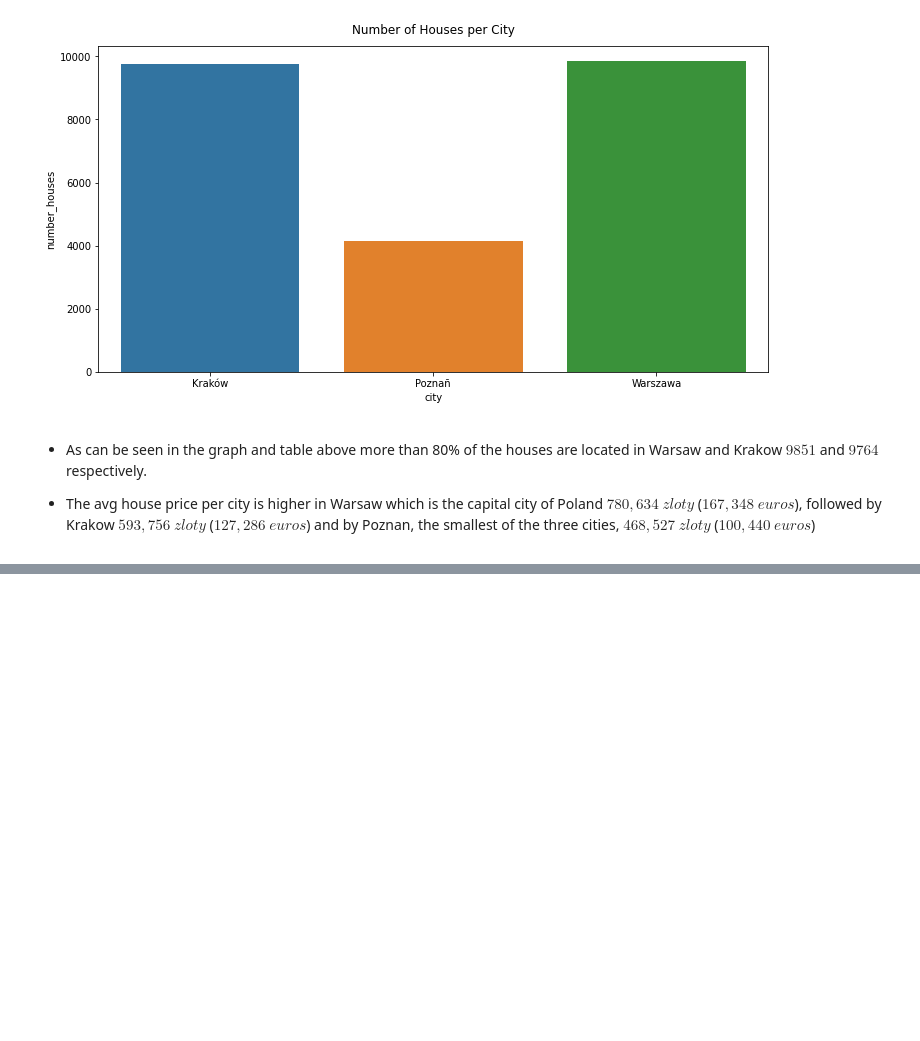
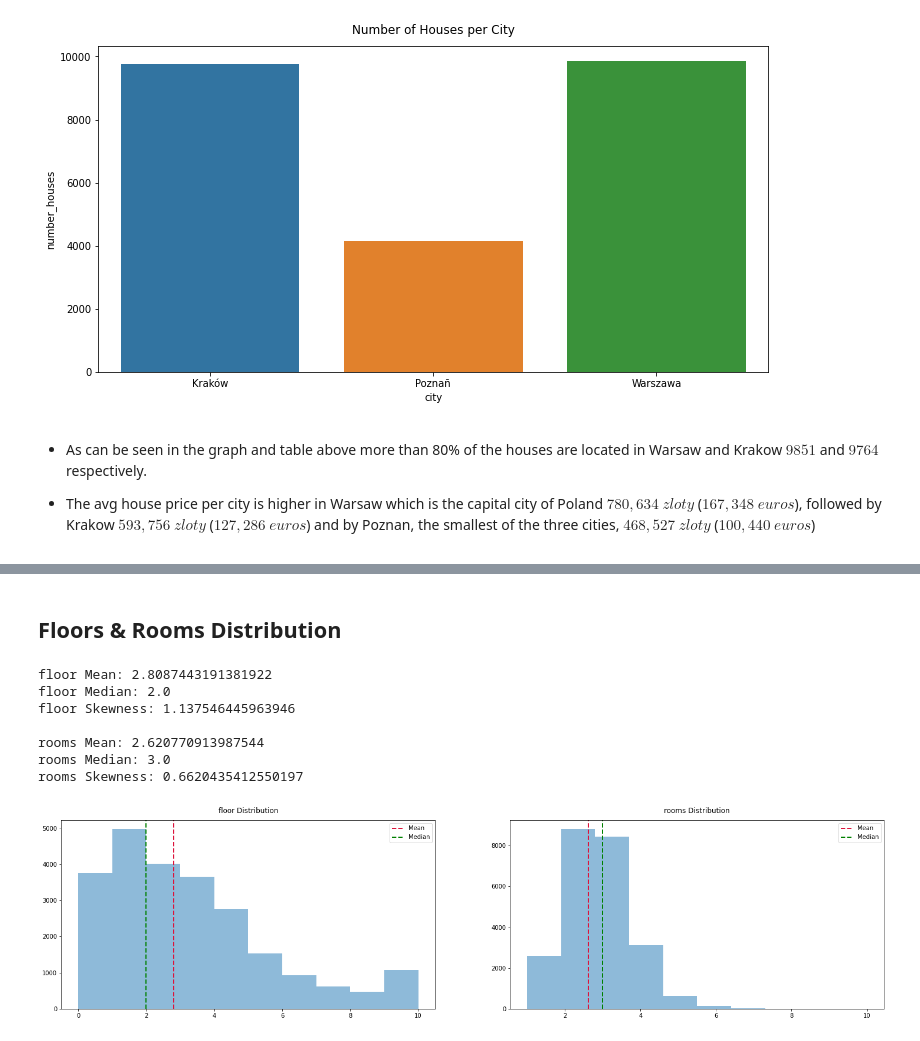
Before and after one commit to princeKike27/Poland-House-Prices-Prediction, a Jupyter notebook: Poland_House_Prices_Prediction.ipynb, the cells around one changed output, grey strips where cells are left out. Drawn from its saved outputs; the diff is of its cells as text; code cells hidden in the pictures; blank space fills up the shorter version.

```diff
--- a/Poland_House_Prices_Prediction.ipynb
+++ b/Poland_House_Prices_Prediction.ipynb
@@ -195,0 +324,40 @@ plt.show()
+# %% [markdown]
+## Floors & Rooms Distribution
+# %%
+# features list
+features = ['floor', 'rooms']
+
+# plot counter
+counter = 1
+
+fig = plt.figure(figsize=(25, 20))
+# plot histogram for each feature
+for el in features:
+  ax = plt.subplot(3, 2, counter)
+
+  # histogram
+  plt.hist(x=df_houses[el], alpha=0.5)
+  # mean
+  plt.axvline(x=df_houses[el].mean(), color='crimson', linestyle='dashed', linewidth=2, label='Mean')
+  # median
+  plt.axvline(x=df_houses[el].median(), color='green', linestyle='dashed', linewidth=2, label='Median')
+
+  print(f'{el} Mean: {df_houses[el].mean()}')
+  print(f'{el} Median: {df_houses[el].median()}')
+  print(f'{el} Skewness: {df_houses[el].skew()}', '\n')
+
+  plt.legend()
+  plt.title(f'{el} Distribution', pad=12)
+
+  counter += 1
+
+plt.show()
+# %% [output]
+floor Mean: 2.8087443191381922
+floor Median: 2.0
+floor Skewness: 1.137546445963946
+
+rooms Mean: 2.620770913987544
+rooms Median: 3.0
+rooms Skewness: 0.6620435412550197
+[figure, added]
```
Also changed, not shown: parts of 36 cells of this notebook.
